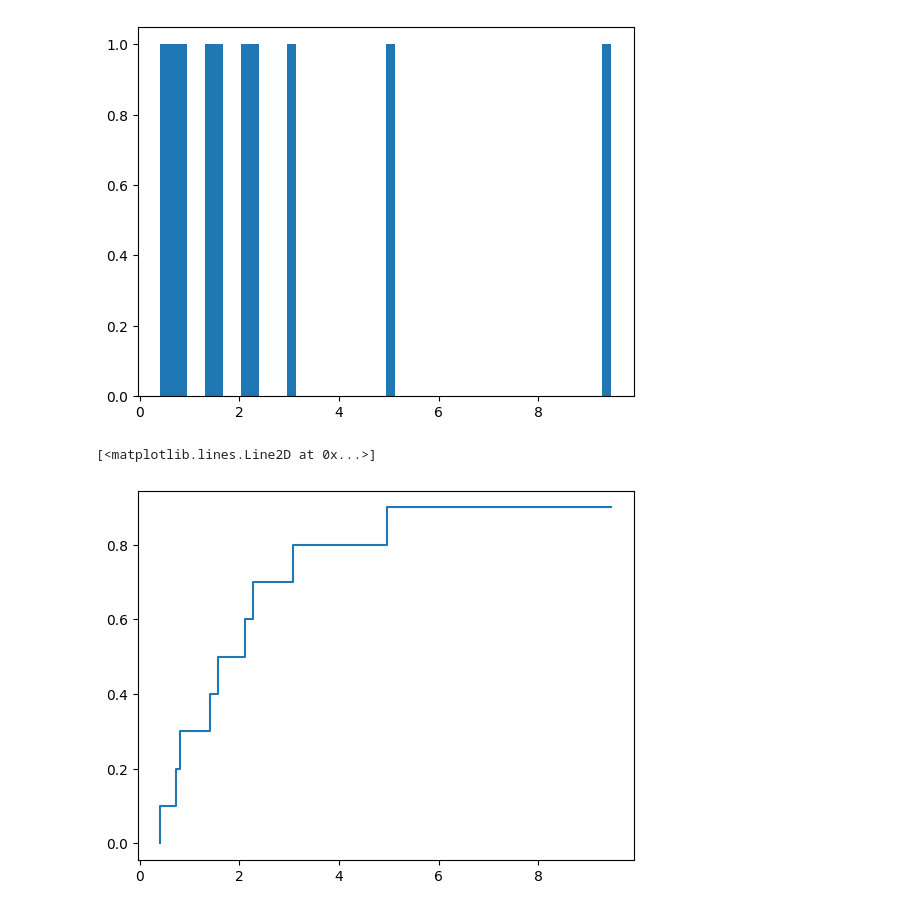
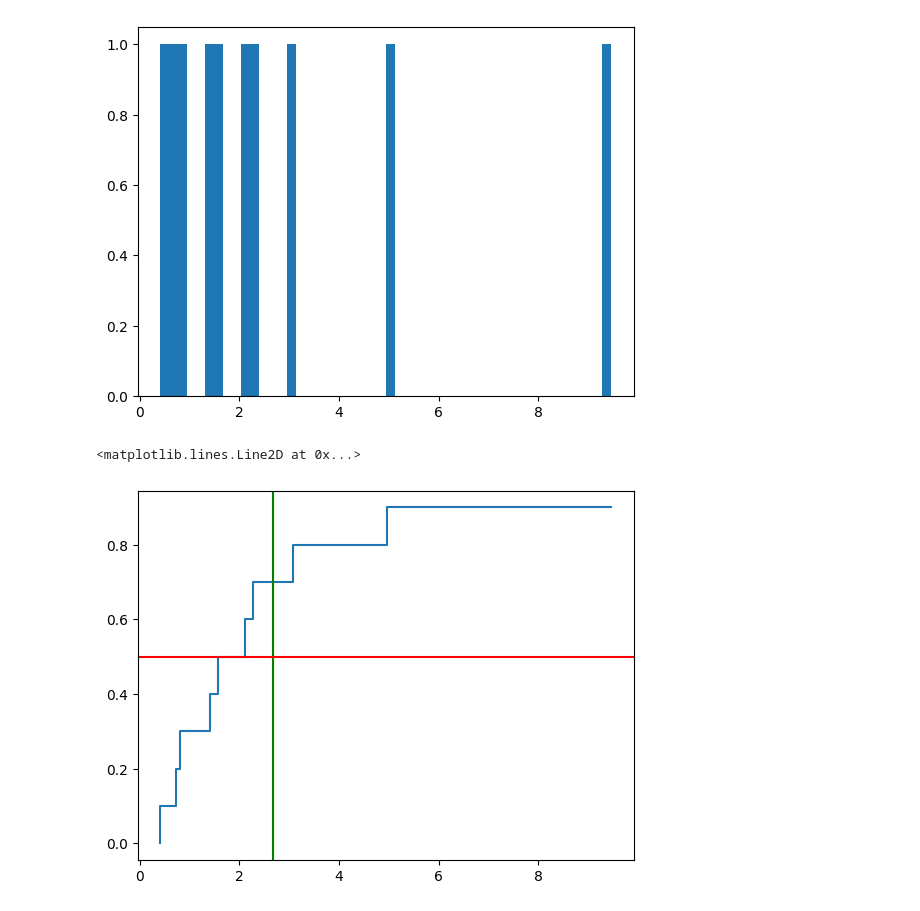
Before and after one commit to Areliortiz/Simulaci-n-, a Jupyter notebook: Exponencial.ipynb, the cells around one changed output. Cells and saved outputs as stored; diff of their text form; code cells hidden in the pictures.

```diff
--- a/Exponencial.ipynb
+++ b/Exponencial.ipynb
@@ -76,8 +76,13 @@ def cdf(g):
   return x,y
 # %%
 x,y=cdf(g)
-# %%
-plt.step(x,y)
-# %% [output]
-[<matplotlib.lines.Line2D at 0x...>]
-[figure, removed]
+# %%
+
+plt.step(x,y)
+#media
+plt.axvline(mu,color="green")
+#mediana
+plt.axhline(.5,color="red")
+# %% [output]
+<matplotlib.lines.Line2D at 0x...>
+[figure, added]
```
